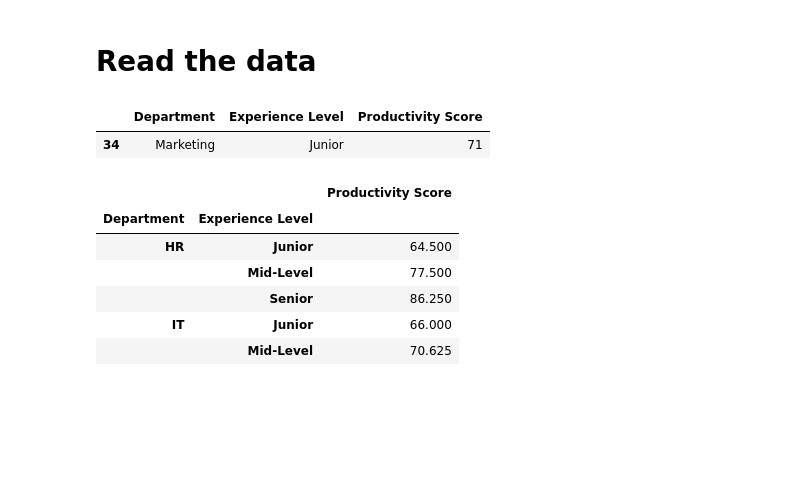
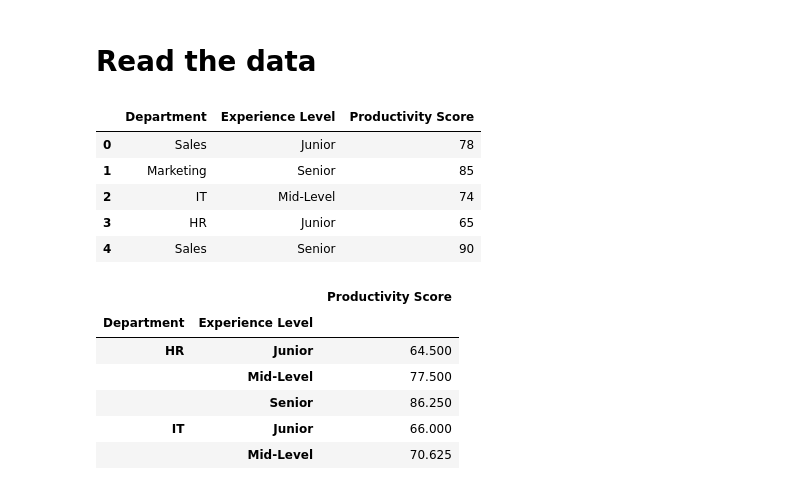
Before and after one commit to Swetha-Creater/Two_way_Anova-Statistics, a Jupyter notebook: Two way anova_deptartment and prod score.ipynb, the cells around one changed output. Saved outputs shown, nothing was run; the diff lists cells and outputs as text; code cells hidden in the pictures; blank space fills up the shorter version.

```diff
--- a/Two way anova_deptartment and prod score.ipynb
+++ b/Two way anova_deptartment and prod score.ipynb
@@ -8,10 +8,14 @@ from statsmodels.formula.api import ols
 # Read the data
 # %%
 df = pd.read_excel('Two way anova dataset.xlsx')
-df.sample()
+df.head()
 # %% [output]
 |  | Department | Experience Level | Productivity Score |
-| 34 | Marketing | Junior | 71 |
+| 0 | Sales | Junior | 78 |
+| 1 | Marketing | Senior | 85 |
+| 2 | IT | Mid-Level | 74 |
+| 3 | HR | Junior | 65 |
+| 4 | Sales | Senior | 90 |
 # %%
 df1 = df.groupby(["Department","Experience Level"])["Productivity Score"].mean()
 df1 = pd.DataFrame(df1)
```
Also changed, not shown: parts of 41 cells of this notebook.
